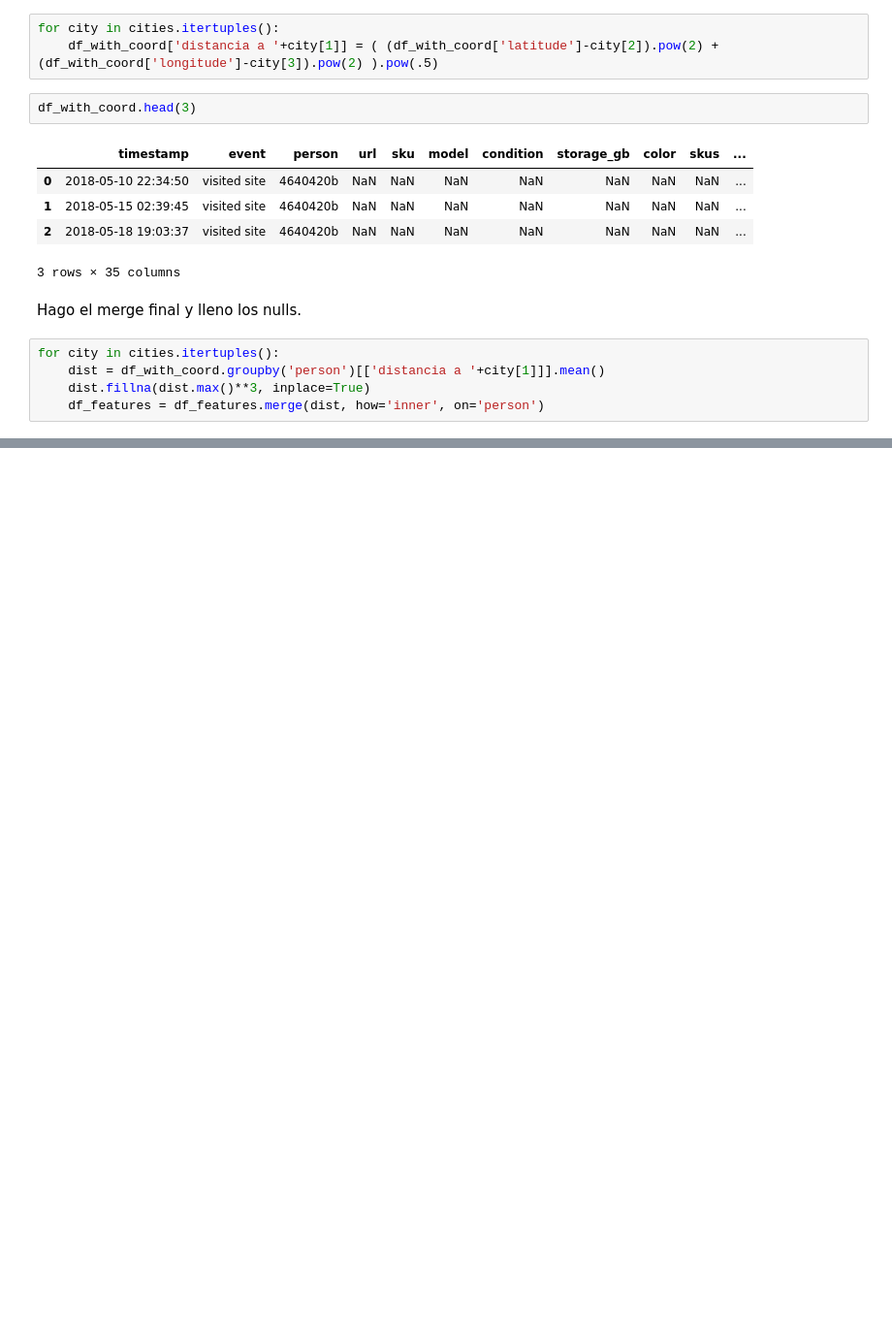
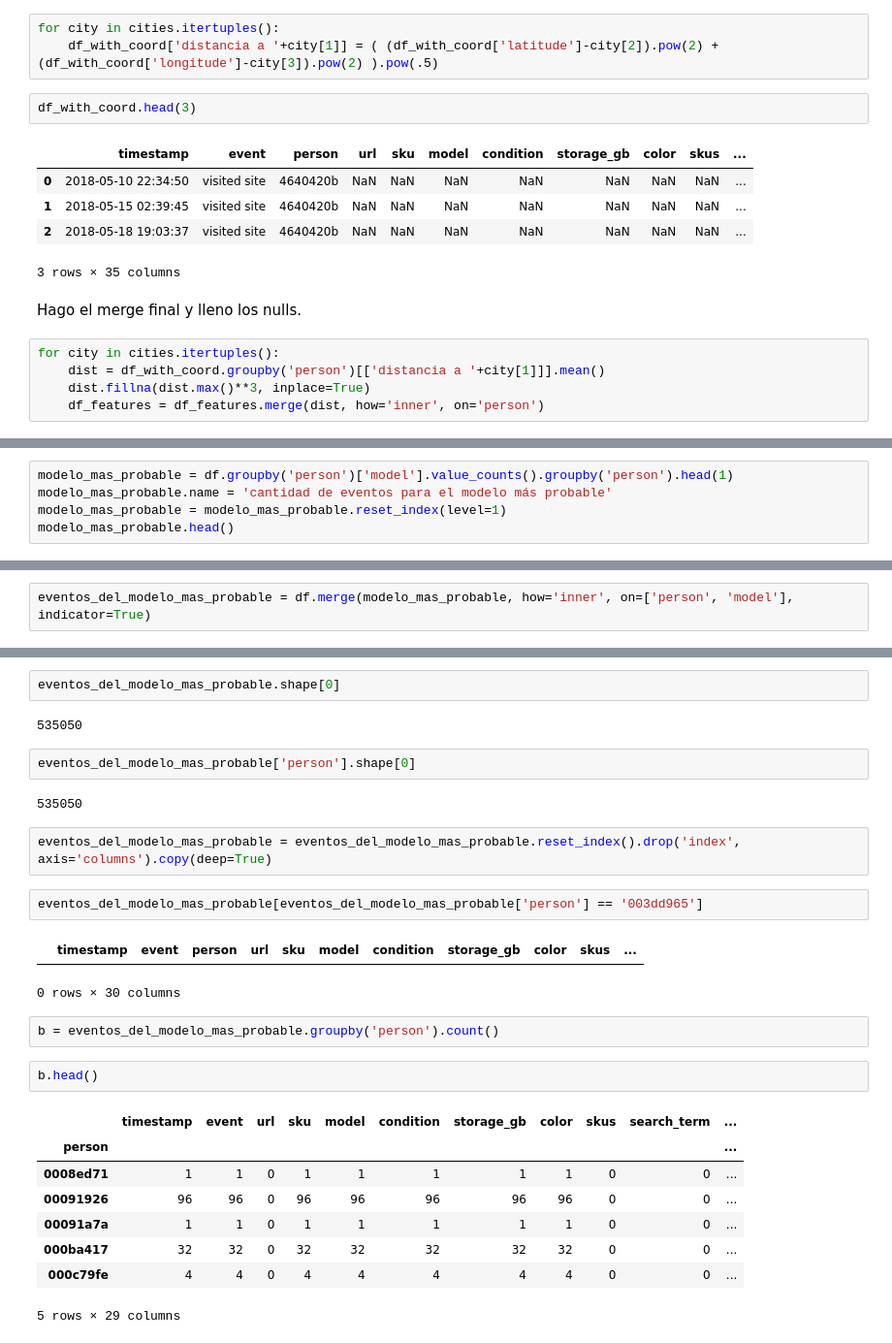
Before and after one commit to seblaz/7506-datos-tp2, a Jupyter notebook: Features/Features Seba.ipynb, the cells around one changed output, grey strips where cells are left out. Shown at 97% size. Saved outputs shown, nothing was run; the diff lists cells and outputs as text; blank space fills up the shorter version.

```diff
--- a/Features/Features Seba.ipynb
+++ b/Features/Features Seba.ipynb
@@ -632,0 +639,5 @@ for city in cities.itertuples():
+# %%
+modelo_mas_probable = df.groupby('person')['model'].value_counts().groupby('person').head(1)
+modelo_mas_probable.name = 'cantidad de eventos para el modelo más probable'
+modelo_mas_probable = modelo_mas_probable.reset_index(level=1)
+modelo_mas_probable.head()
@@ -632,0 +663,2 @@ for city in cities.itertuples():
+# %%
+eventos_del_modelo_mas_probable = df.merge(modelo_mas_probable, how='inner', on=['person', 'model'], indicator=True)
@@ -632,0 +679,28 @@ for city in cities.itertuples():
+# %%
+eventos_del_modelo_mas_probable.shape[0]
+# %% [output]
+535050
+# %%
+eventos_del_modelo_mas_probable['person'].shape[0]
+# %% [output]
+535050
+# %%
+eventos_del_modelo_mas_probable = eventos_del_modelo_mas_probable.reset_index().drop('index', axis='columns').copy(deep=True)
+# %%
+eventos_del_modelo_mas_probable[eventos_del_modelo_mas_probable['person'] == '003dd965']
+# %% [output]
+|  | timestamp | event | person | url | sku | model | condition | storage_gb | color | skus | ... |
+0 rows × 30 columns
+# %%
+b = eventos_del_modelo_mas_probable.groupby('person').count()
+# %%
+b.head()
+# %% [output]
+|  | timestamp | event | url | sku | model | condition | storage_gb | color | skus | search_term | ... |
+| person |  |  |  |  |  |  |  |  |  |  | ... |
+| 0008ed71 | 1 | 1 | 0 | 1 | 1 | 1 | 1 | 1 | 0 | 0 | ... |
+| 00091926 | 96 | 96 | 0 | 96 | 96 | 96 | 96 | 96 | 0 | 0 | ... |
+| 00091a7a | 1 | 1 | 0 | 1 | 1 | 1 | 1 | 1 | 0 | 0 | ... |
+| 000ba417 | 32 | 32 | 0 | 32 | 32 | 32 | 32 | 32 | 0 | 0 | ... |
+| 000c79fe | 4 | 4 | 0 | 4 | 4 | 4 | 4 | 4 | 0 | 0 | ... |
+5 rows × 29 columns
```
Also changed, not shown: parts of 8 cells of this notebook.
